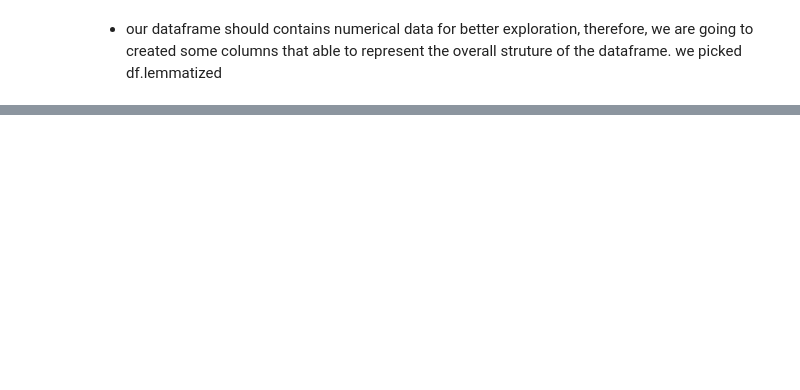
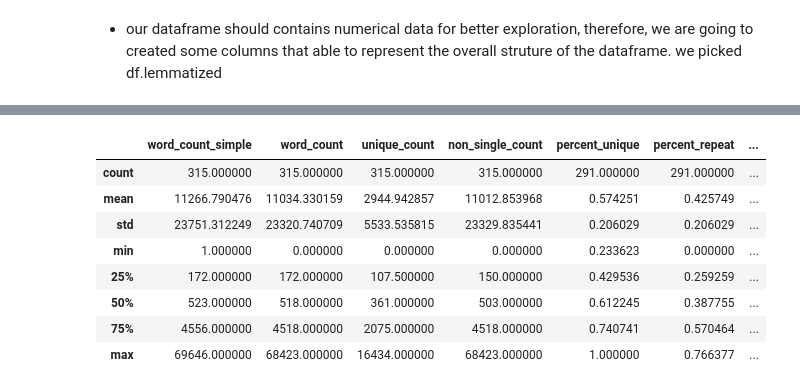
Before and after one commit to QinzhiChen/nlp_project, a Jupyter notebook: Final Notebook.ipynb, the cells around one changed output, grey strips where cells are left out. Drawn from its saved outputs; the diff is of its cells as text; code cells hidden in the pictures; blank space fills up the shorter version.

```diff
--- a/Final Notebook.ipynb
+++ b/Final Notebook.ipynb
@@ -80,12 +73,12 @@ df
 import langdetect as ld
 
 # we created a new function to detect the non-english language in read me
-# the function will return the result when it is in english,, elso will not return the result
+# the function will return the result when it is not in english,, elso will not return the result
 def is_en(txt):
     try:
-        return ld.detect(txt)=='en'
+        return ld.detect(txt)!='en'
     except:
         return False
 
 # we applied the function we created
-df = df[df['readme_contents'].apply(is_en)]
+nodf = df[df['readme_contents'].apply(is_en)]
@@ -116,3 +85,7 @@ memory usage: 13.6+ KB
+# %%
+# drop those that is not in english
+df=df.drop(index=(nodf.index))
+df.info()
 # %% [markdown]
 - our dataframe should contains numerical data for better exploration, therefore, we are going to created some columns that able to represent the overall struture of the dataframe. we picked df.lemmatized
 # %%
@@ -131,2 +116,12 @@ See the caveats in the documentation: https://pandas.pydata.org/pandas-docs/stab
 # %%
-df
+df.describe()
+# %% [output]
+|  | word_count_simple | word_count | unique_count | non_single_count | percent_unique | percent_repeat | ... |
+| count | 315.000000 | 315.000000 | 315.000000 | 315.000000 | 291.000000 | 291.000000 | ... |
+| mean | 11266.790476 | 11034.330159 | 2944.942857 | 11012.853968 | 0.574251 | 0.425749 | ... |
+| std | 23751.312249 | 23320.740709 | 5533.535815 | 23329.835441 | 0.206029 | 0.206029 | ... |
+| min | 1.000000 | 0.000000 | 0.000000 | 0.000000 | 0.233623 | 0.000000 | ... |
+| 25% | 172.000000 | 172.000000 | 107.500000 | 150.000000 | 0.429536 | 0.259259 | ... |
+| 50% | 523.000000 | 518.000000 | 361.000000 | 503.000000 | 0.612245 | 0.387755 | ... |
+| 75% | 4556.000000 | 4518.000000 | 2075.000000 | 4518.000000 | 0.740741 | 0.570464 | ... |
+| max | 69646.000000 | 68423.000000 | 16434.000000 | 68423.000000 | 1.000000 | 0.766377 | ... |
```
Also changed, not shown: parts of 9 cells of this notebook, 1 other file.
